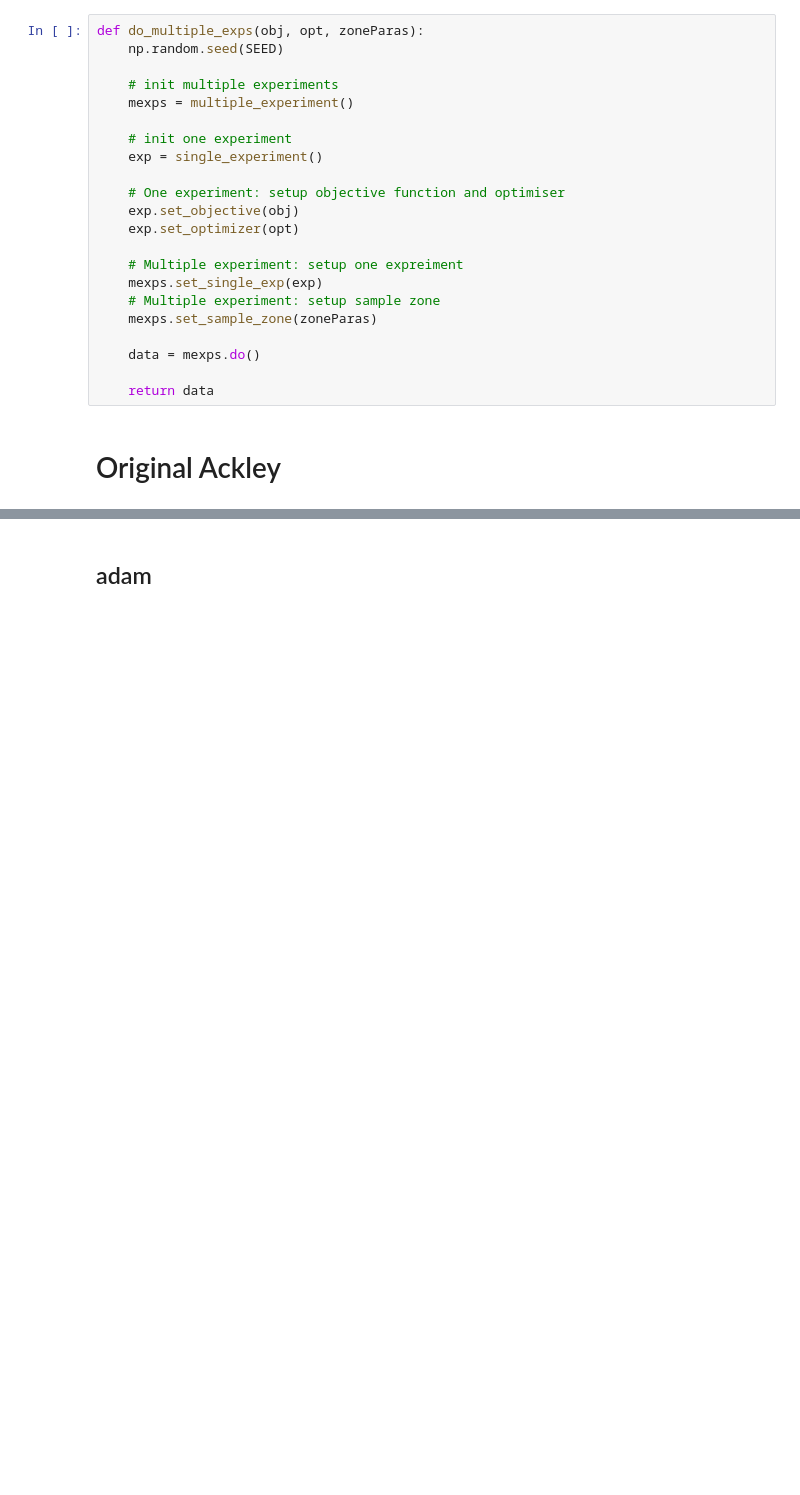
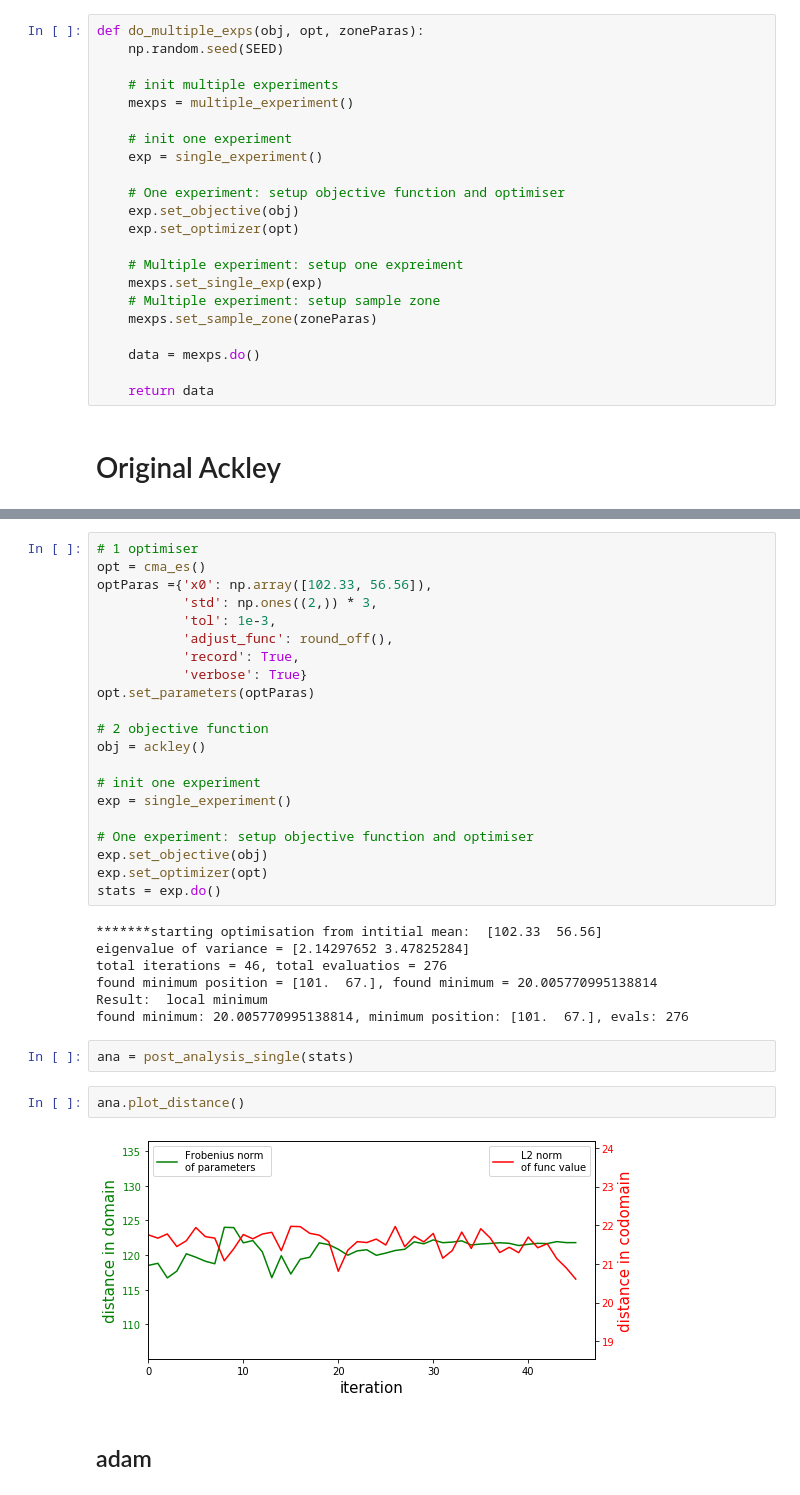
Before and after one commit to huajian1069/non-convex-optimisation, a Jupyter notebook: plot_statistical_convergence_cost_graph .ipynb, the cells around one changed output, grey strips where cells are left out. Saved outputs shown, nothing was run; the diff lists cells and outputs as text; blank space fills up the shorter version.

```diff
--- a/plot_statistical_convergence_cost_graph .ipynb
+++ b/plot_statistical_convergence_cost_graph .ipynb
@@ -32,3 +389,37 @@ def do_multiple_exps(obj, opt, zoneParas):
+# %%
+# 1 optimiser
+opt = cma_es()
+optParas ={'x0': np.array([102.33, 56.56]),
+           'std': np.ones((2,)) * 3,
+           'tol': 1e-3,
+           'adjust_func': round_off(),
+           'record': True,
+           'verbose': True}
+opt.set_parameters(optParas)
+
+# 2 objective function
+obj = ackley()
+
+# init one experiment
+exp = single_experiment()
+
+# One experiment: setup objective function and optimiser
+exp.set_objective(obj)
+exp.set_optimizer(opt)
+stats = exp.do()
+# %% [output]
+*******starting optimisation from intitial mean:  [102.33  56.56]
+eigenvalue of variance = [2.14297652 3.47825284]
+total iterations = 46, total evaluatios = 276
+found minimum position = [101.  67.], found minimum = 20.005770995138814
+Result:  local minimum
+found minimum: 20.005770995138814, minimum position: [101.  67.], evals: 276
+# %%
+ana = post_analysis_single(stats)
+# %%
+ana.plot_distance()
+# %% [output]
+[figure, added]
 # %% [markdown]
 ## adam
 # %%
```
Also changed, not shown: parts of 4 cells of this notebook, 2 other files.
